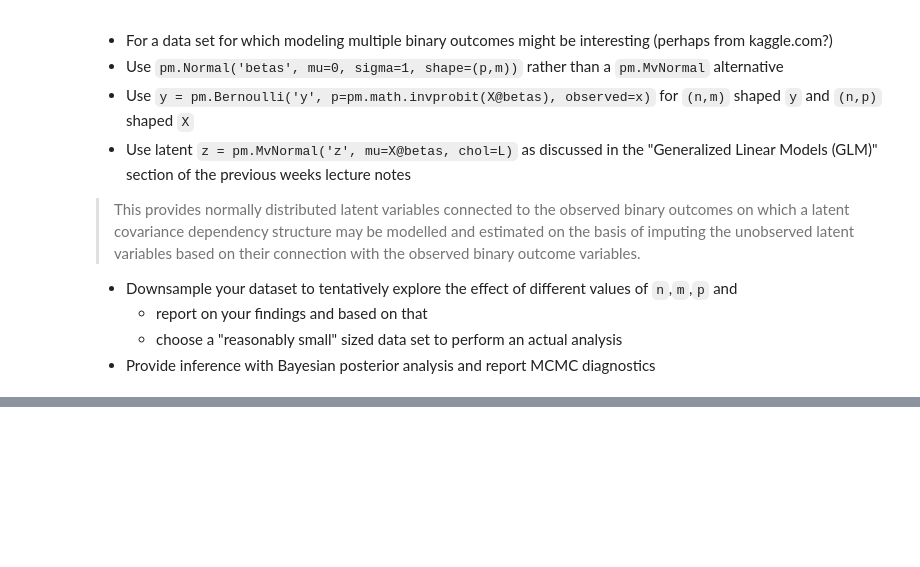
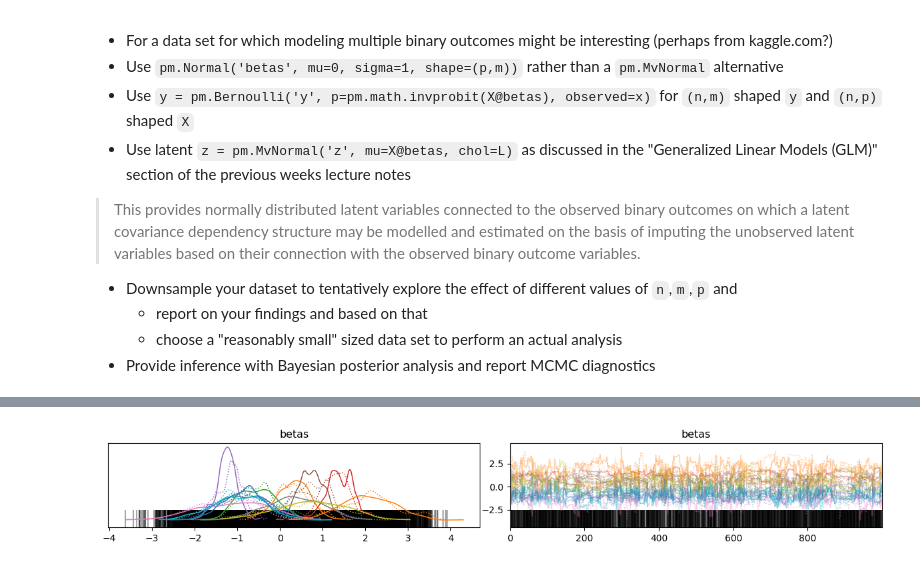
Before and after one commit to aidanmrli/STA365-Bayesian-Statistics-W25, a Jupyter notebook: Bayes_07_More_MVN_and_IW_LKJ.ipynb, the cells around one changed output, grey strips where cells are left out. Drawn from its saved outputs; the diff is of its cells as text; code cells hidden in the pictures; blank space fills up the shorter version.

```diff
--- a/Bayes_07_More_MVN_and_IW_LKJ.ipynb
+++ b/Bayes_07_More_MVN_and_IW_LKJ.ipynb
@@ -403,20 +403 @@ plt.show()
 [figure]
-# %%
-# The PyMC model
-with pm.Model() as GLM:
-    # LKJ prior for correlation matrix
-    L, R, std = pm.LKJCholeskyCov("R", n=m, eta=2.0,
-                                 sd_dist=pm.Exponential.dist(1.0, shape=m),
-                                 compute_corr=True)
-
-    # Regression coefficients
-    betas = pm.Normal('betas', mu=0, sigma=1, shape=(p, m))
-
-    # Latent variables
-    z = pm.MvNormal('z', mu=X@betas, cov=R)
-
-    # Binary outcomes through probit link
-    y = pm.Bernoulli('y', p=pm.math.invprobit(z), observed=x)
-
-    # Sample from the posterior
-    idata = pm.sample()
@@ -510,0 +515,5 @@ az.summary(idata, var_names=['betas', 'R_corr'])
+# %%
+fig = az.plot_trace(idata, var_names='betas')
+plt.tight_layout()
+# %% [output]
+[figure, added]
```
Also changed, not shown: parts of 22 cells of this notebook.
